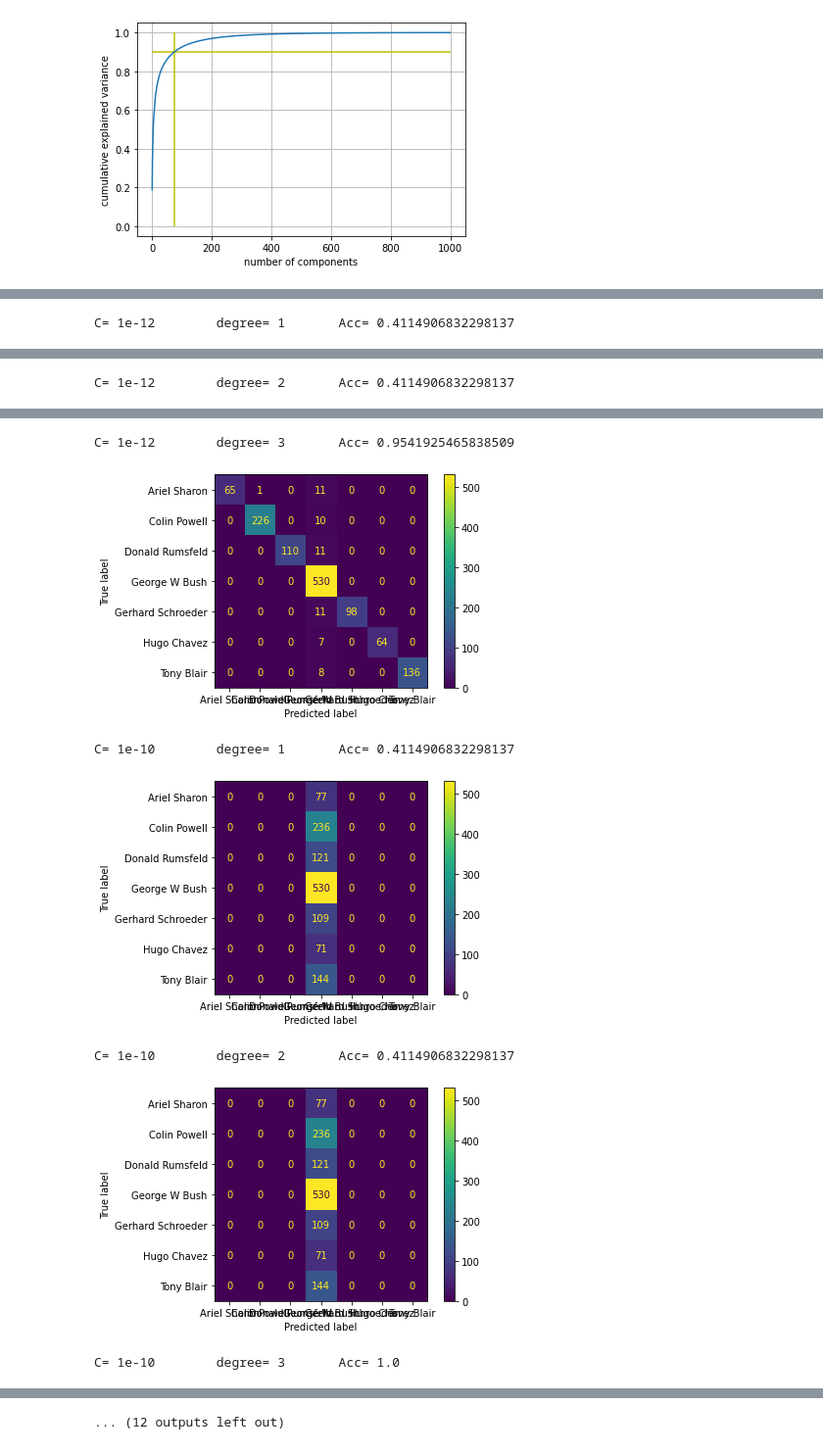
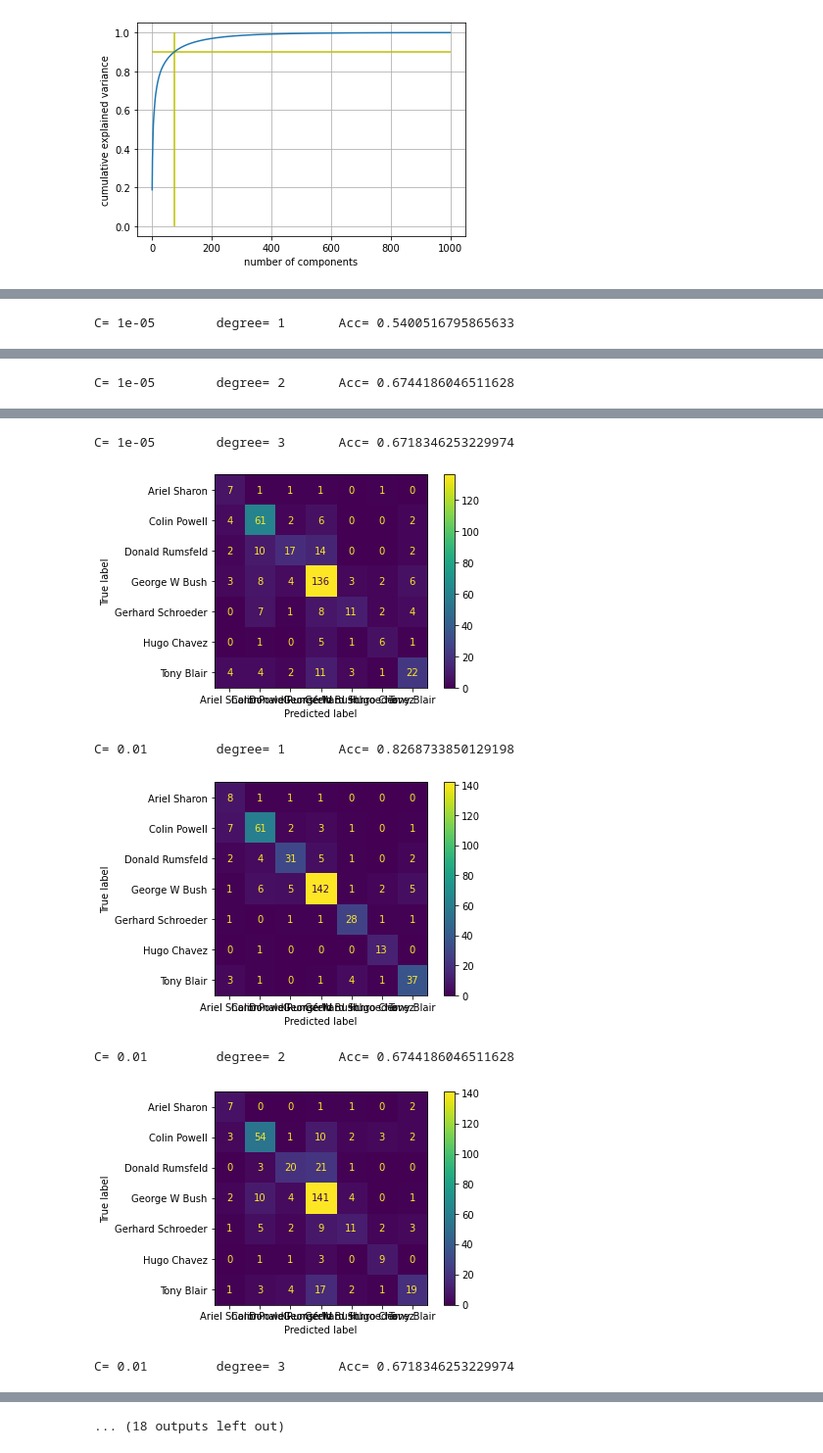
Before and after one commit to chape8/Se-alesIII, a Jupyter notebook: MiniProyecto2.ipynb, the cells around one changed output, grey strips where cells are left out. Shown at 98% size. Cells and saved outputs as stored; diff of their text form; code cells hidden in the pictures.

```diff
--- a/MiniProyecto2.ipynb
+++ b/MiniProyecto2.ipynb
@@ -43,18 +45,18 @@ plt.show()
 pca = PCA(n_components = 150,svd_solver='randomized').fit(data)
 Xfaces = data
 components = pca.transform(data)
+Xtrain, Xtest, ytrain, ytest = train_test_split(components,target,test_size=0.3)
 # %%
-
-C = [1e-5, 1e-3, 1e-1, 0.2, 0.3, 0.4, 0.5 , 1, 5, 10]
+C = [1e-3,1e-2, 1 , 5, 10, 100, 1000]
 
 for c in C:
   # Entrenemos nuestro modelo
   model = svm.SVC(C = c, kernel = 'rbf')
-  model.fit(components,target)
+  model.fit(Xtrain,ytrain)
 
-  yPred = model.predict(components)
-  CMAT = confusion_matrix(target,yPred)
-  porcentajeAcierto = np.sum(np.diag(CMAT)) / len(target)
+  yPred = model.predict(Xtest)
+  CMAT = confusion_matrix(ytest,yPred)
+  porcentajeAcierto = np.sum(np.diag(CMAT)) / len(ytest)
   print("C =",c,"\tAcc =",porcentajeAcierto)
 
   ax = ConfusionMatrixDisplay(CMAT,display_labels=lfw_people.target_names)
@@ -77,14 +80,14 @@ C = 0.4         Acc = 0.702639751552795
 # %%
-C = np.linspace(5e-5,5,100)
+C = np.linspace(5e-3,30,300)
 acc_vector = []
 for c in C:
   # Entrenemos nuestro modelo
   model = svm.SVC(C = c, kernel = 'rbf')
-  model.fit(components,target)
+  model.fit(Xtrain,ytrain)
 
-  yPred = model.predict(components)
-  CMAT = confusion_matrix(target,yPred)
-  porcentajeAcierto = np.sum(np.diag(CMAT)) / len(target)
+  yPred = model.predict(Xtest)
+  CMAT = confusion_matrix(ytest,yPred)
+  porcentajeAcierto = np.sum(np.diag(CMAT)) / len(ytest)
   acc_vector.append(porcentajeAcierto)
 
 plt.plot(C,acc_vector)
@@ -95,20 +98,20 @@ plt.show
 # %%
-C = [1e-12, 1e-10, 1e-5, 1e-1]
+C = [1e-5, 1e-2, 1, 10, 100]
 degree = [1, 2, 3]
 
 for c in C:
   # Entrenemos nuestro modelo
   for deg in degree:
     model = svm.SVC(C = c, kernel = 'poly', gamma = 'auto', degree = deg)
-    model.fit(components,target)
+    model.fit(Xtrain,ytrain)
 
-    yPred = model.predict(components)
-    CMAT = confusion_matrix(target,yPred)
-    porcentajeAcierto = np.sum(np.diag(CMAT)) / len(target)
+    yPred = model.predict(Xtest)
+    CMAT = confusion_matrix(ytest,yPred)
+    porcentajeAcierto = np.sum(np.diag(CMAT)) / len(ytest)
     print("C=",c,"\tdegree=",deg,"\tAcc=",porcentajeAcierto)
 
     ax = ConfusionMatrixDisplay(CMAT,display_labels=lfw_people.target_names)
     ax.plot()
     plt.show()
 # %% [output]
-C= 1e-12        degree= 1       Acc= 0.4114906832298137
+C= 1e-05        degree= 1       Acc= 0.5400516795865633
@@ -116 +119 @@ C= 1e-12        degree= 1       Acc= 0.4114906832298137
-C= 1e-12        degree= 2       Acc= 0.4114906832298137
+C= 1e-05        degree= 2       Acc= 0.6744186046511628
@@ -118,7 +121,7 @@ C= 1e-12        degree= 2       Acc= 0.4114906832298137
-C= 1e-12        degree= 3       Acc= 0.9541925465838509
+C= 1e-05        degree= 3       Acc= 0.6718346253229974
-[figure, old version]
+[figure, new version]
-C= 1e-10        degree= 1       Acc= 0.4114906832298137
+C= 0.01         degree= 1       Acc= 0.8268733850129198
-[figure, old version]
+[figure, new version]
-C= 1e-10        degree= 2       Acc= 0.4114906832298137
+C= 0.01         degree= 2       Acc= 0.6744186046511628
-[figure, old version]
+[figure, new version]
-C= 1e-10        degree= 3       Acc= 1.0
+C= 0.01         degree= 3       Acc= 0.6718346253229974
@@ -126,2 +129,2 @@ C= 1e-10        degree= 3       Acc= 1.0
-... (12 outputs left out)
+... (18 outputs left out)
 # %%
```
Also changed, not shown: parts of 18 cells of this notebook.
